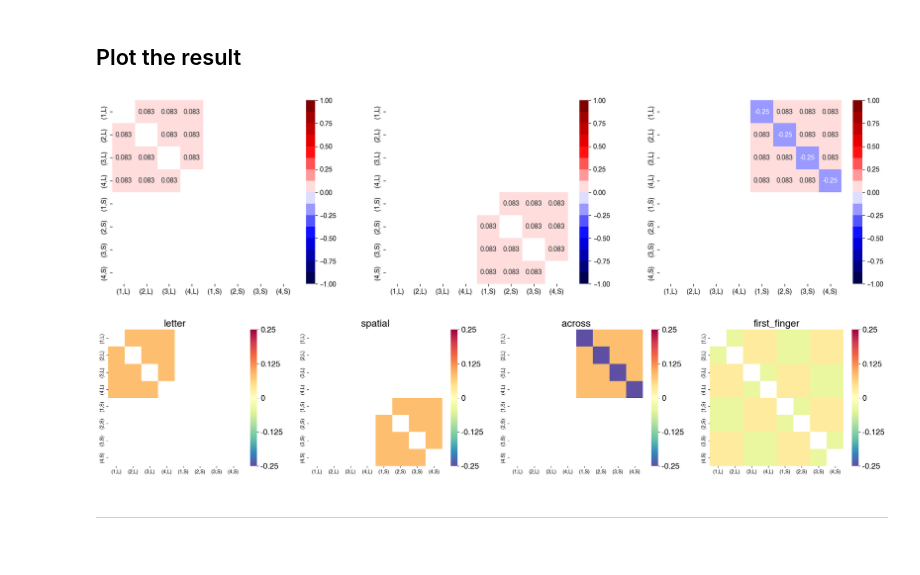
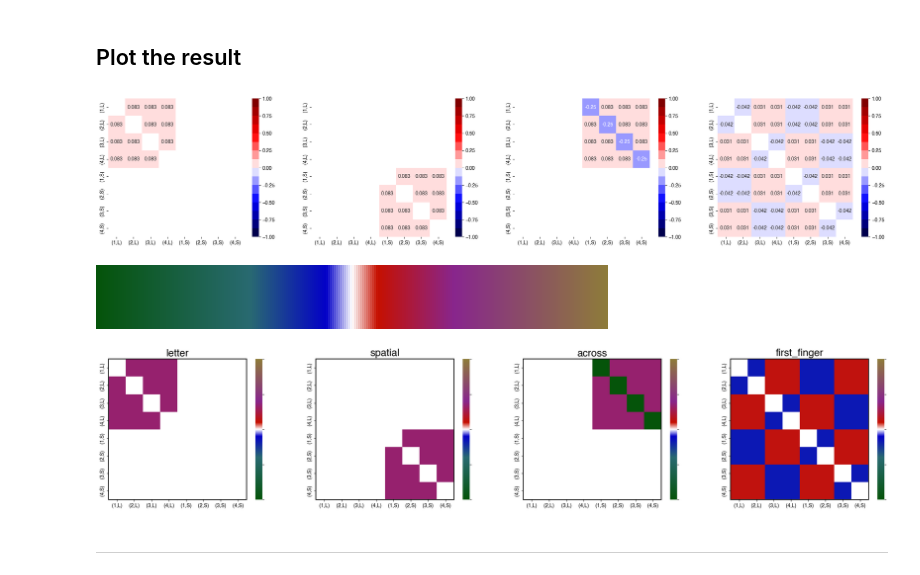
Before and after one commit to psb629/SeqSpatialSupp_fMRI, a Jupyter notebook: Notebook/glmsingle.searchlight.glm1.ipynb, the cells around one changed output. Saved outputs shown, nothing was run; the diff lists cells and outputs as text; code cells hidden in the pictures.

Commit message:
need to change figures

```diff
--- a/Notebook/glmsingle.searchlight.glm1.ipynb
+++ b/Notebook/glmsingle.searchlight.glm1.ipynb
@@ -494,18 +494,35 @@ dir_work = join(dir_group)
 reginfo = deal_spm.load_reginfo(subj='S01', dir_glm=dir_glm)
 conditions = np.array(sorted(reginfo.name.unique()))
 # %%
-ncols, nrows = 3,1
+ncols, nrows = 4,1
 fig, axs = plt.subplots(nrows=nrows, ncols=ncols, figsize=(7*ncols,5*nrows))
 
-for ii, model in enumerate(tqdm(['letter', 'spatial', 'across'])):
+for ii, model in enumerate(tqdm(['letter', 'spatial', 'across','first_finger'])):
     ## plot matrix
     ax = axs[ii]
     mat, mat_arr = return_mat(model)
     g = sns.heatmap(mat_arr, cmap=cm.seismic.resampled(16), annot=True, vmin=-1, vmax=1, ax=ax)
     g.set_xticklabels(conditions[idx_arr])
     g.set_yticklabels(conditions[idx_arr])
 # %% [output]
-[figure, old version]
+[figure, new version]
+# %%
+cmap = mpl.colors.LinearSegmentedColormap.from_list(
+    "custom6",
+    [
+        (0.00, "#05540A"),
+        (0.30, "#296A71"),
+        (0.45, "#0300C8"),
+        (0.50, "#FFFFFF"),   # 흰색을 아주 좁게
+        (0.55, "#C61000"),
+        (0.70, "#88268D"),
+        (1.00, "#8E7C3A"),
+    ],
+    N=256
+)
+cmap
+# %% [output]
+[figure, added]
 # %%
 ncols, nrows = 4,1
 fig, axs = plt.subplots(
@@ -519,12 +536,17 @@ for ii, model in enumerate(tqdm(['letter', 'spatial', 'across', 'first_finger'])
     mat, mat_arr = return_mat(model)
     g = sns.heatmap(
         mat_arr,
-        cmap=sns.color_palette("Spectral_r", as_cmap=True),
+        # cmap=sns.color_palette("terrain", as_cmap=True),
+        cmap=cmap,
         annot=False,
         vmin=-.25, vmax=.25,
         ax=ax,
         # cbar_kws={'fraction': 0.15*2}
     )
+    for spine in ax.spines.values():
+        spine.set_visible(True)
+        spine.set_linewidth(1.5)
+        spine.set_color("black")
     g.set_xticklabels(conditions[idx_arr])
     g.set_yticklabels(conditions[idx_arr])
     g.set_title(model, fontsize=20)
@@ -532,16 +554,16 @@ for ii, model in enumerate(tqdm(['letter', 'spatial', 'across', 'first_finger'])
     ticks = [-1/4, -1/8, 0, 1/8, 1/4]
     cbar = g.collections[0].colorbar
     cbar.set_ticks(ticks)
-    ticklabels = ticks
+    # ticklabels = ticks
     # ticklabels = ['-1/4','-1/8','0','1/8','1/4']
-    # ticklabels = ['' for _ in range(len(ticks))]
+    ticklabels = ['' for _ in range(len(ticks))]
     cbar.set_ticklabels(ticklabels, fontsize=16)
 
     cax = cbar.ax
     pos = cax.get_position()
     cax.set_position([pos.x0, pos.y0, pos.width, pos.height])
 # %% [output]
-[figure, old version]
+[figure, new version]
 # %%
 fig.savefig(
     join(su.get_dir_root(),'RDM_models.png'),
```
Also changed, not shown: parts of 3 cells of this notebook, 8 other files.
